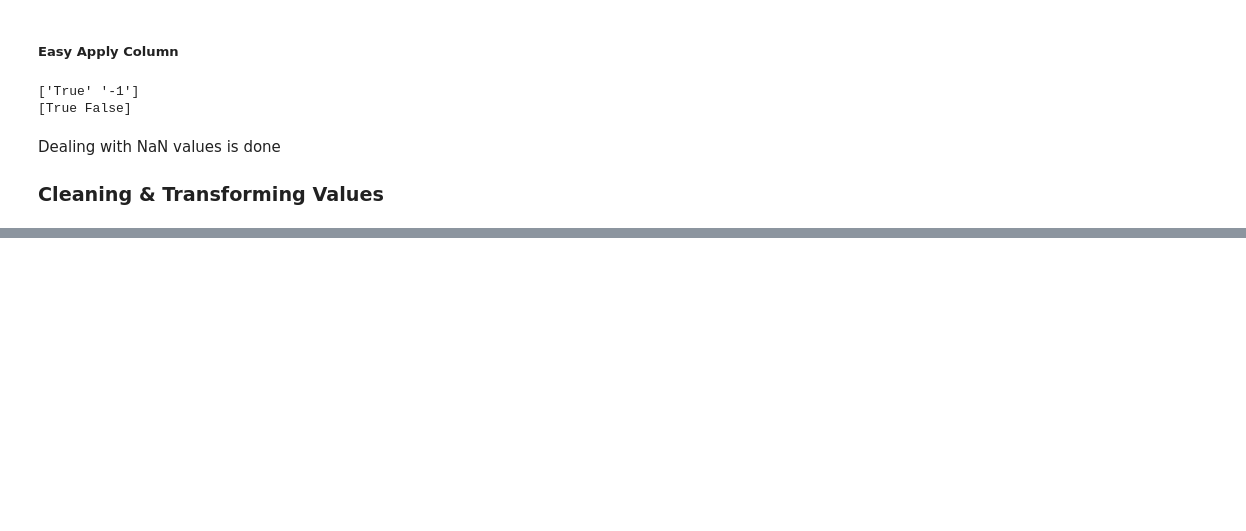
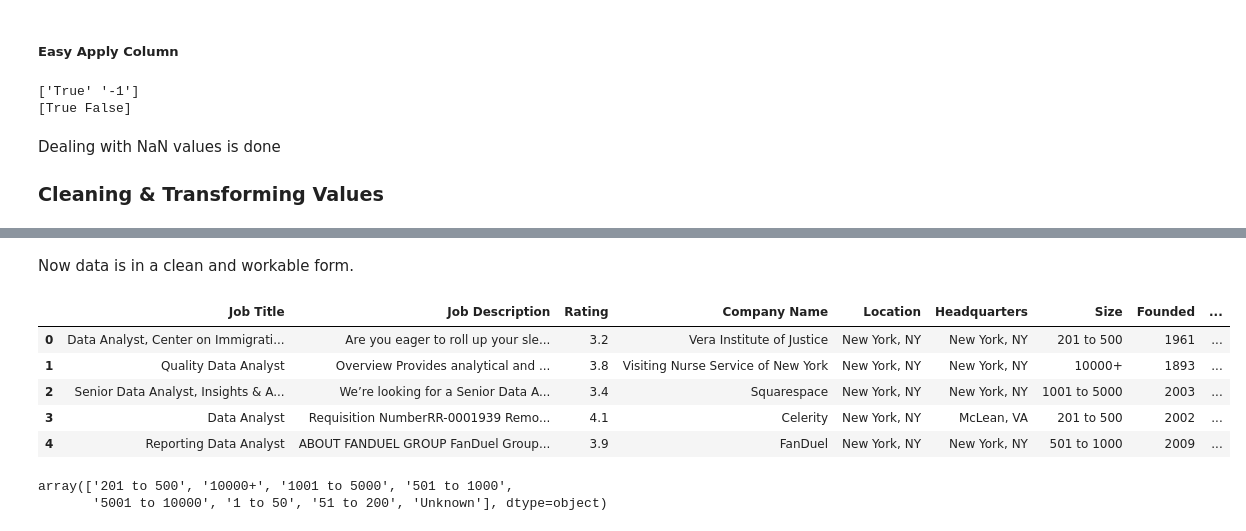
Before and after one commit to tw7366/Projects, a Jupyter notebook: Projects/Data Analyst.ipynb, the cells around one changed output, grey strips where cells are left out. Saved outputs shown, nothing was run; the diff lists cells and outputs as text; code cells hidden in the pictures; blank space fills up the shorter version.

```diff
--- a/Projects/Data Analyst.ipynb
+++ b/Projects/Data Analyst.ipynb
@@ -283,0 +339,24 @@ Dealing with NaN values is done
+# %% [markdown]
+Now data is in a clean and workable form.
+# %%
+# this line is for '55𝐾− 101K'. 𝐾− is italic, so I have to normalize it
+analyst['Salary Estimate'] = analyst['Salary Estimate'].apply(lambda x: unicodedata.normalize("NFKC", x))
+analyst['Salary Estimate'] = analyst['Salary Estimate'].apply(lambda x: x.replace('− ', '-'))
+# expand the salary column to salary min and max
+analyst['Salary Min'], analyst['Salary Max'] = analyst['Salary Estimate'].str.split('-', 1).str
+analyst['Salary Min'] = analyst['Salary Min'].apply(lambda x: int(x.replace('$', '').replace('K', '000').strip()))
+analyst['Salary Max'] = analyst['Salary Max'].apply(lambda x: int(x.replace('$', '').replace('K', '000').strip()))
+analyst.drop(columns='Salary Estimate', inplace=True)
+analyst.head()
+# %% [output]
+|  | Job Title | Job Description | Rating | Company Name | Location | Headquarters | Size | Founded | ... |
+| 0 | Data Analyst, Center on Immigrati... | Are you eager to roll up your sle... | 3.2 | Vera Institute of Justice | New York, NY | New York, NY | 201 to 500 | 1961 | ... |
+| 1 | Quality Data Analyst | Overview Provides analytical and ... | 3.8 | Visiting Nurse Service of New York | New York, NY | New York, NY | 10000+ | 1893 | ... |
+| 2 | Senior Data Analyst, Insights & A... | We’re looking for a Senior Data A... | 3.4 | Squarespace | New York, NY | New York, NY | 1001 to 5000 | 2003 | ... |
+| 3 | Data Analyst | Requisition NumberRR-0001939 Remo... | 4.1 | Celerity | New York, NY | McLean, VA | 201 to 500 | 2002 | ... |
+| 4 | Reporting Data Analyst | ABOUT FANDUEL GROUP FanDuel Group... | 3.9 | FanDuel | New York, NY | New York, NY | 501 to 1000 | 2009 | ... |
+# %%
+analyst.Size.unique()
+# %% [output]
+array(['201 to 500', '10000+', '1001 to 5000', '501 to 1000',
+       '5001 to 10000', '1 to 50', '51 to 200', 'Unknown'], dtype=object)
```
Also changed, not shown: parts of 9 cells of this notebook.
